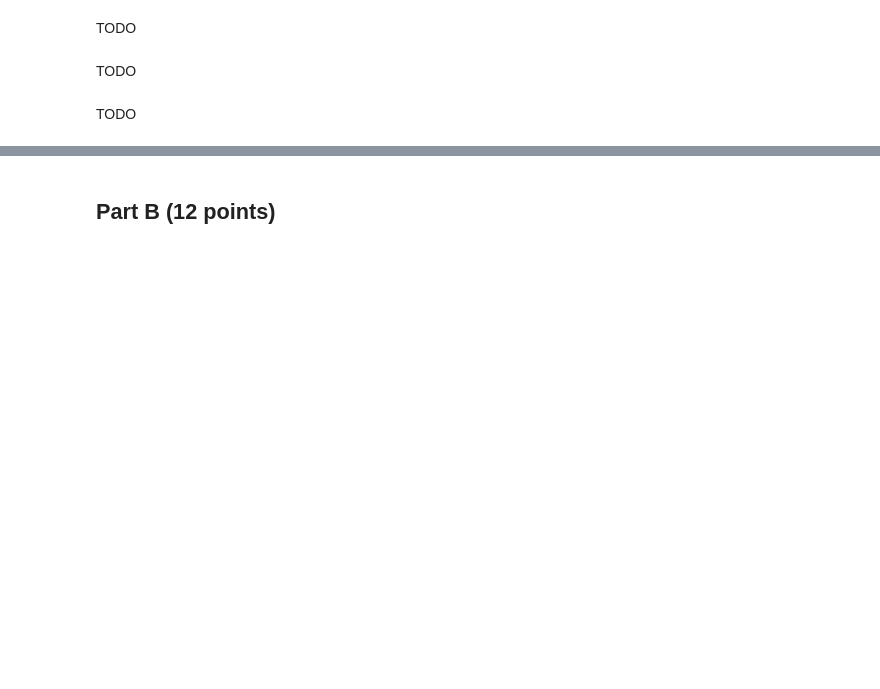
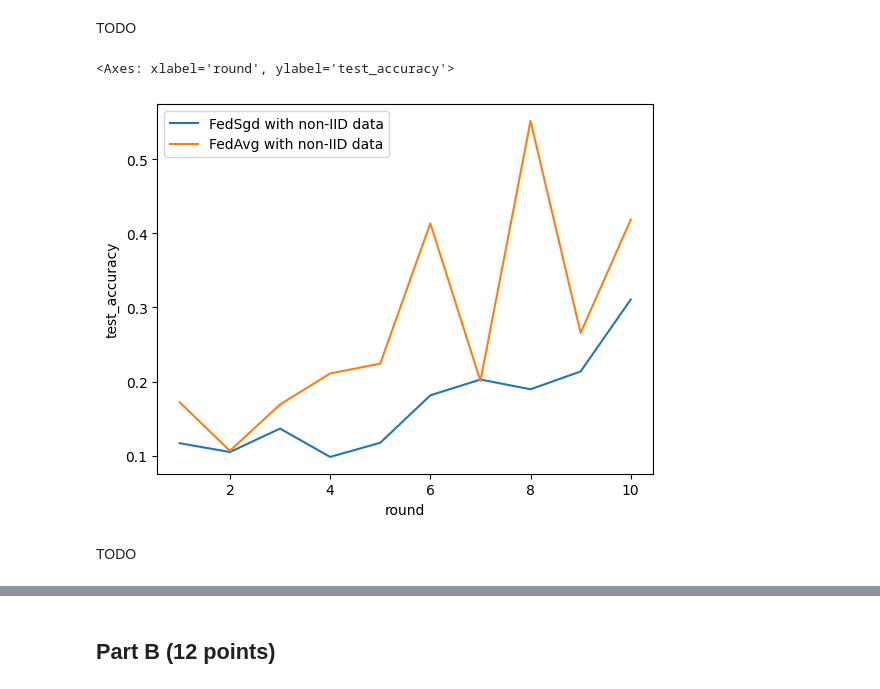
Before and after one commit to Quaffel/university-distributed-deep-learning, a Jupyter notebook: federated-learning/fedsgd-vs-fedavg/homework.ipynb, the cells around one changed output, grey strips where cells are left out. Cells and saved outputs as stored; diff of their text form; code cells hidden in the pictures; blank space fills up the shorter version.

```diff
--- a/federated-learning/fedsgd-vs-fedavg/homework.ipynb
+++ b/federated-learning/fedsgd-vs-fedavg/homework.ipynb
@@ -265,2 +440,8 @@ TODO
+# %%
+sns.lineplot(results_fedsgd_non_iid, x="round", y="test_accuracy", label="FedSgd with non-IID data")
+sns.lineplot(results_fedavg_non_iid, x="round", y="test_accuracy", label="FedAvg with non-IID data")
+# %% [output]
+<Axes: xlabel='round', ylabel='test_accuracy'>
+[figure, added]
 # %% [markdown]
 TODO
@@ -269,2 +447,0 @@ TODO
-# %% [markdown]
-TODO
```
Also changed, not shown: parts of 33 cells of this notebook.
